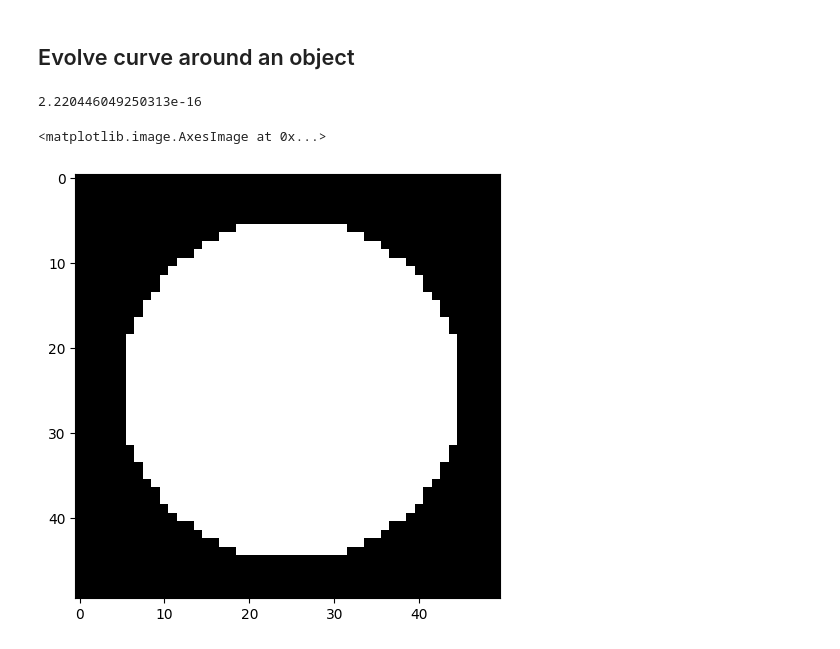
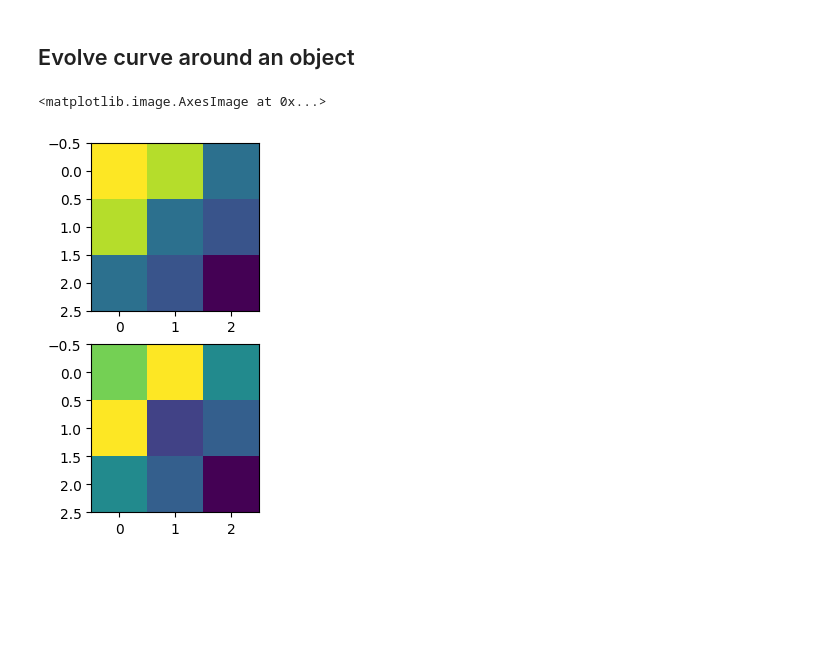
Before and after one commit to jgu13/CellSeg, a Jupyter notebook: Scripts/Test.ipynb, the cells around one changed output. Cells and saved outputs as stored; diff of their text form; code cells hidden in the pictures; blank space fills up the shorter version.

Commit message:
Commit to Claris's branch before checking out to Main. Still trying to debug curve evolution.

```diff
--- a/Scripts/Test.ipynb
+++ b/Scripts/Test.ipynb
@@ -68,14 +68,14 @@ def initialize(img):
     img_invert = img_invert.astype('uint8')
     # conver to single-channgle gray-scale image
     img = cv.cvtColor(img, cv.COLOR_BGR2GRAY)
-    zero_level = np.zeros_like(img)
+    # zero_level = np.zeros_like(img) # (omitted)
     img_invert = cv.cvtColor(img_invert, cv.COLOR_BGR2GRAY)
     # distance transform the image with a 3 x 3 kernel.
     dist_img = cv.distanceTransform(img, cv.DIST_L2, 3)
-    img_invert[dist_img==dist_img.max()] = 255 # need to restore the boundaries
+    # img_invert[dist_img==dist_img.max()] = 255 # (omitted because we only need distance to the boundary) need to restore the boundaries
     dist_img_invert = cv.distanceTransform(img_invert, cv.DIST_L2, 3)
-    psi = dist_img + dist_img_invert
-    zero_level[psi == psi.min()] = 1
+    psi = dist_img + dist_img_invert # ?
+    # zero_level[psi == psi.min()] = 1 # (omitted)
     dist_img = -1 * dist_img # the distances inside the boundaries are negative
     psi = dist_img + dist_img_invert # now the boundaries are fixed and zero
     return psi
@@ -92,7 +92,7 @@ def draw_curve(psi, axis, colors='red', levels=[0]):
     Y = np.arange(0, psi.shape[0])
     X, Y = np.meshgrid(X, Y)
     Z = psi[X, Y]
-    return axis.contour(X, Y, Z, levels=levels, colors=colors)
+    return contour(X, Y, Z, levels=levels, colors=colors)
 
 def central_difference(psi):
     '''
@@ -122,10 +122,10 @@ def curve_evolution(img, dt=0.1, max_iter=1000, v=1):
     # TODO: blur psi with 0.5 sigma
     # imshow(psi)
     dx, dy, dxx, dyy, dxy = central_difference(psi)
-    # print(dx.shape)
-    # dx, dy = np.gradient(psi) # central differences of psi in curvature motion flow
+    # imshow(dxy)
+    dx, dy = np.gradient(psi) # central differences of psi in curvature motion flow
     grad_mag = np.sqrt(dx**2 + dy**2)
-    K = (dxx*dy**2 - 2*dy*dx*dxy + dyy*dx**2) / ((dx**2 + dy**2)**1.5 + np.finfo('float').eps)
+    K = (dxx*dy**2 - 2*dy*dx*dxy + dyy*dx**2) / ((dx**2 + dy**2)**1.5 + np.finfo('float').eps) # curvature K
     # TODO: change the sign of kappa, inward motion
     # TODO: Adjust force according to the gradient of the image
     # TODO: May also try adjusting the sign of the force based on the region in which the point lie
@@ -133,12 +133,3 @@ def curve_evolution(img, dt=0.1, max_iter=1000, v=1):
         dpsi = K * grad_mag * dt # let speed equals to curvature K
         psi[:] = psi[:] + dpsi
     return psi
-# %%
-print(np.finfo('float').eps)
-# %% [output]
-2.220446049250313e-16
-# %%
-imshow(img)
-# %% [output]
-<matplotlib.image.AxesImage at 0x...>
-[figure, removed]
@@ -145,3 +217,17 @@ imshow(img)
+# %%
+import matplotlib.pyplot as plt
+img = imread(os.path.join(DATA_DIR, 'example', 'test.png'))
+img = img[10:13, 10:13]
+fig, axs = plt.subplots(2,1)
+axs[0].imshow(initialize(img))
+axs[1].imshow(curve_evolution(img, max_iter=10))
+# imshow(initialize(img))
+# psi = initialize(img)
+# fig, ax = plt.subplots()
+# draw_curve(psi,axis=ax)
+# %% [output]
+<matplotlib.image.AxesImage at 0x...>
+[figure, added]
 # %%
 import matplotlib.pyplot as plt
 img = imread(os.path.join(DATA_DIR, 'example', 'test.png'))
```
Also changed, not shown: parts of 2 cells of this notebook, 1 other file.
